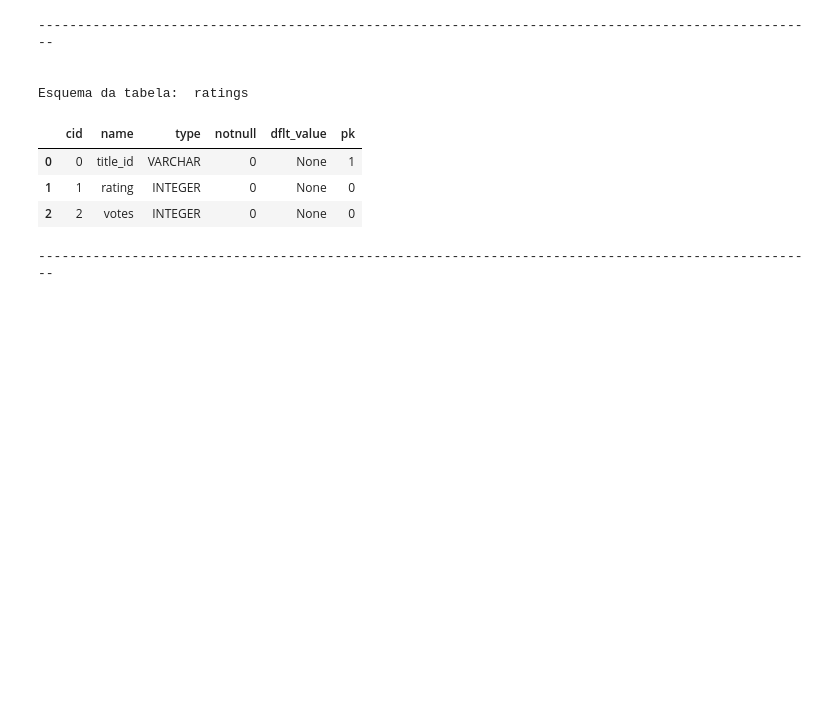
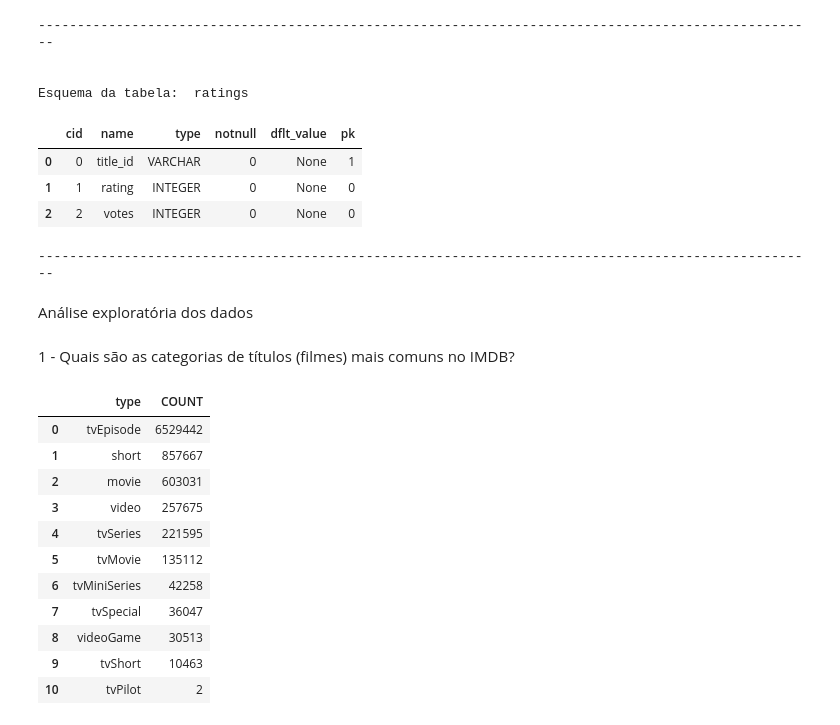
Before and after one commit to BrunoOMelo/Project01-PythonAnalytics, a Jupyter notebook: project_analytics.ipynb, the cells around one changed output. Saved outputs shown, nothing was run; the diff lists cells and outputs as text; code cells hidden in the pictures; blank space fills up the shorter version.

```diff
--- a/project_analytics.ipynb
+++ b/project_analytics.ipynb
@@ -168,3 +168,7 @@ Esquema da tabela:  ratings
 | 1 | 1 | rating | INTEGER | 0 | None | 0 |
 | 2 | 2 | votes | INTEGER | 0 | None | 0 |
 ----------------------------------------------------------------------------------------------------
+# %% [markdown]
+Análise exploratória dos dados
+# %% [markdown]
+1 - Quais são as categorias de títulos (filmes) mais comuns no IMDB?
@@ -170,0 +183,16 @@ Esquema da tabela:  ratings
+# %%
+#vizualizar o resultado
+display(resultado1)
+# %% [output]
+|  | type | COUNT |
+| 0 | tvEpisode | 6529442 |
+| 1 | short | 857667 |
+| 2 | movie | 603031 |
+| 3 | video | 257675 |
+| 4 | tvSeries | 221595 |
+| 5 | tvMovie | 135112 |
+| 6 | tvMiniSeries | 42258 |
+| 7 | tvSpecial | 36047 |
+| 8 | videoGame | 30513 |
+| 9 | tvShort | 10463 |
+| 10 | tvPilot | 2 |
```
Also changed, not shown: parts of 13 cells of this notebook.
